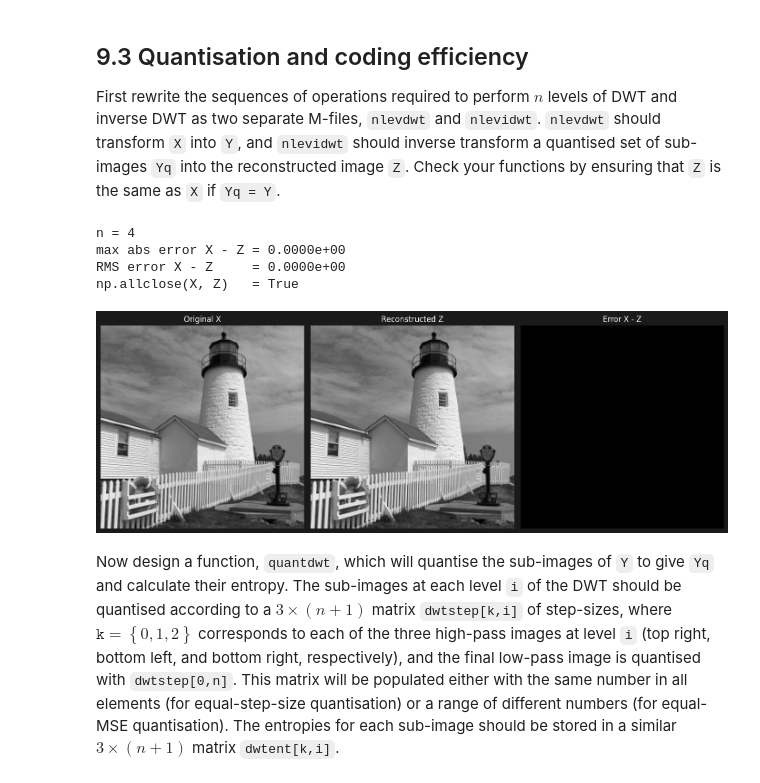
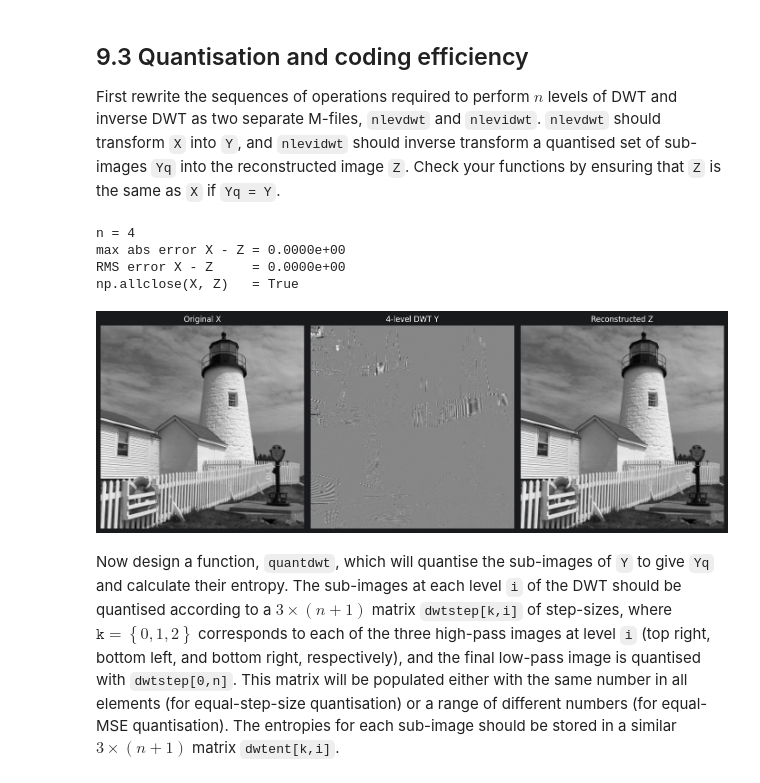
Before and after one commit to dofsdev/SF2, a Jupyter notebook: 9-dwt.ipynb, the cells around one changed output. Cells and saved outputs as stored; diff of their text form; code cells hidden in the pictures.

```diff
--- a/9-dwt.ipynb
+++ b/9-dwt.ipynb
@@ -575,6 +565,11 @@ transform a quantised set of sub-images `Yq` into the
 reconstructed image `Z`.  Check your functions by ensuring
 that `Z` is the same as `X` if `Yq = Y`.
 # %%
+from typing import Tuple
+import numpy as np
+import matplotlib.pyplot as plt
+
+
 def nlevdwt(X: np.ndarray, n: int) -> np.ndarray:
     """
     Perform an n-level 2-D DWT.
@@ -582,13 +577,15 @@ def nlevdwt(X: np.ndarray, n: int) -> np.ndarray:
     The first DWT is applied to the whole image.
     Each later DWT is applied only to the top-left low-pass sub-image.
     """
-    Y = dwt(X)
+    Y = X.copy()
 
-    m = X.shape[0] // 2
+    rows, cols = Y.shape
 
-    for level in range(2, n + 1):
-        Y[:m, :m] = dwt(Y[:m, :m])
-        m = m // 2
+    for level in range(n):
+        r = rows // (2 ** level)
+        c = cols // (2 ** level)
+
+        Y[:r, :c] = dwt(Y[:r, :c])
 
     return Y
 
@@ -601,12 +598,13 @@ def nlevidwt(Yq: np.ndarray, n: int) -> np.ndarray:
     """
     Z = Yq.copy()
 
-    # Size of the smallest low-pass sub-image
-    m = Yq.shape[0] // (2 ** n)
+    rows, cols = Z.shape
 
-    for level in range(n, 0, -1):
-        Z[:2 * m, :2 * m] = idwt(Z[:2 * m, :2 * m])
-        m = m * 2
+    for level in range(n - 1, -1, -1):
+        r = rows // (2 ** level)
+        c = cols // (2 ** level)
+
+        Z[:r, :c] = idwt(Z[:r, :c])
 
     return Z
 # %%
@@ -614,42 +612,42 @@ n = 4
 
 Y = nlevdwt(X, n)
 
-# If no quantisation is applied, reconstruction should be exact
+# Check perfect reconstruction with no quantisation
 Yq = Y.copy()
 Z = nlevidwt(Yq, n)
 
 err = X - Z
 
 print(f"n = {n}")
 print(f"max abs error X - Z = {np.max(np.abs(err)):.4e}")
 print(f"RMS error X - Z     = {np.std(err):.4e}")
 print(f"np.allclose(X, Z)   = {np.allclose(X, Z)}")
 
 plt.figure(figsize=(14, 5))
 
 plt.subplot(1, 3, 1)
 plt.imshow(X, cmap="gray")
 plt.title("Original X")
 plt.axis("off")
 
 plt.subplot(1, 3, 2)
+plt.imshow(Y, cmap="gray")
+plt.title("4-level DWT Y")
+plt.axis("off")
+
+plt.subplot(1, 3, 3)
 plt.imshow(Z, cmap="gray")
 plt.title("Reconstructed Z")
 plt.axis("off")
 
-plt.subplot(1, 3, 3)
-plt.imshow(X - Z, cmap="gray")
-plt.title("Error X - Z")
-plt.axis("off")
-
 plt.tight_layout()
 plt.show()
 # %% [output]
 n = 4
 max abs error X - Z = 0.0000e+00
 RMS error X - Z     = 0.0000e+00
 np.allclose(X, Z)   = True
-[figure, old version]
+[figure, new version]
 # %% [markdown]
 Now design a function, `quantdwt`, which will quantise the
 sub-images of `Y` to give `Yq` and calculate their
```
Also changed, not shown: parts of 9 cells of this notebook, 2 other files.
